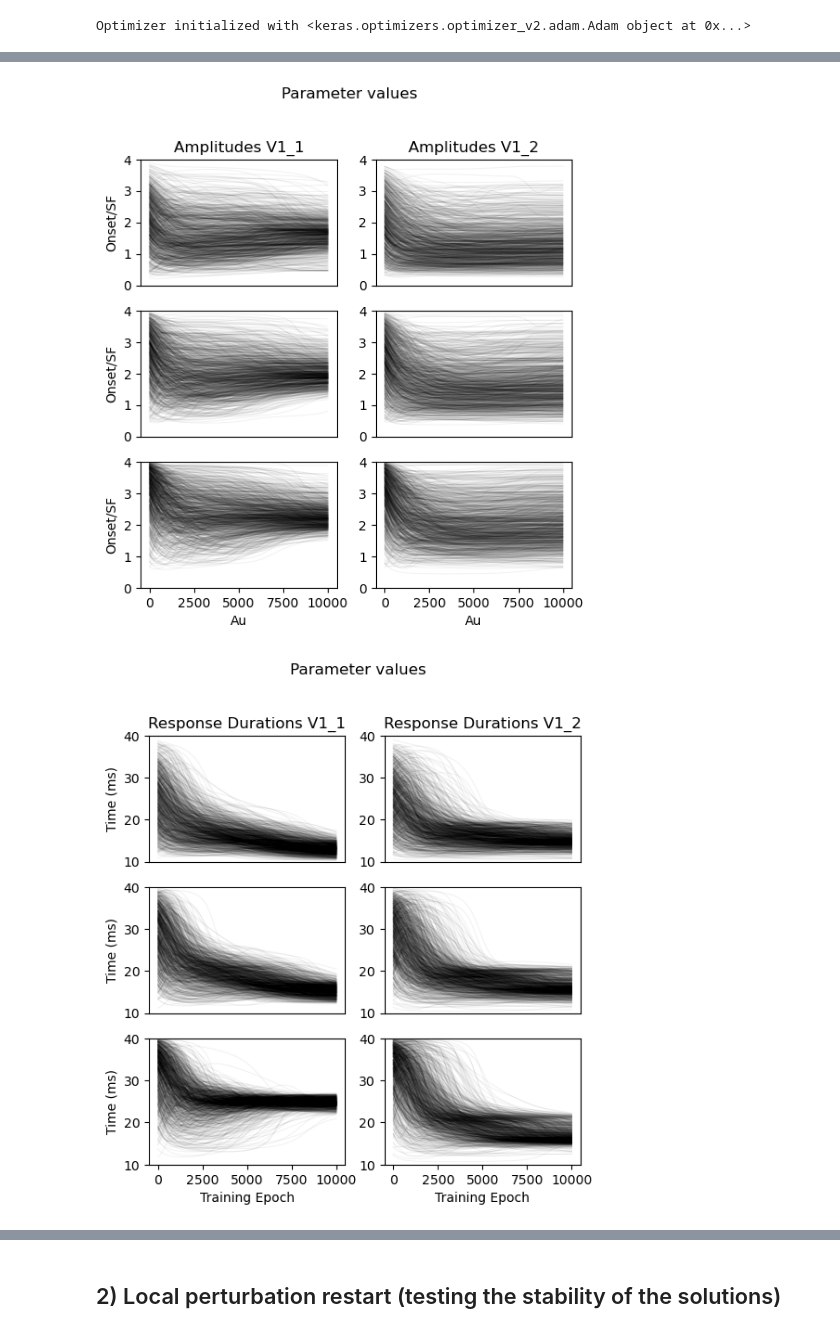
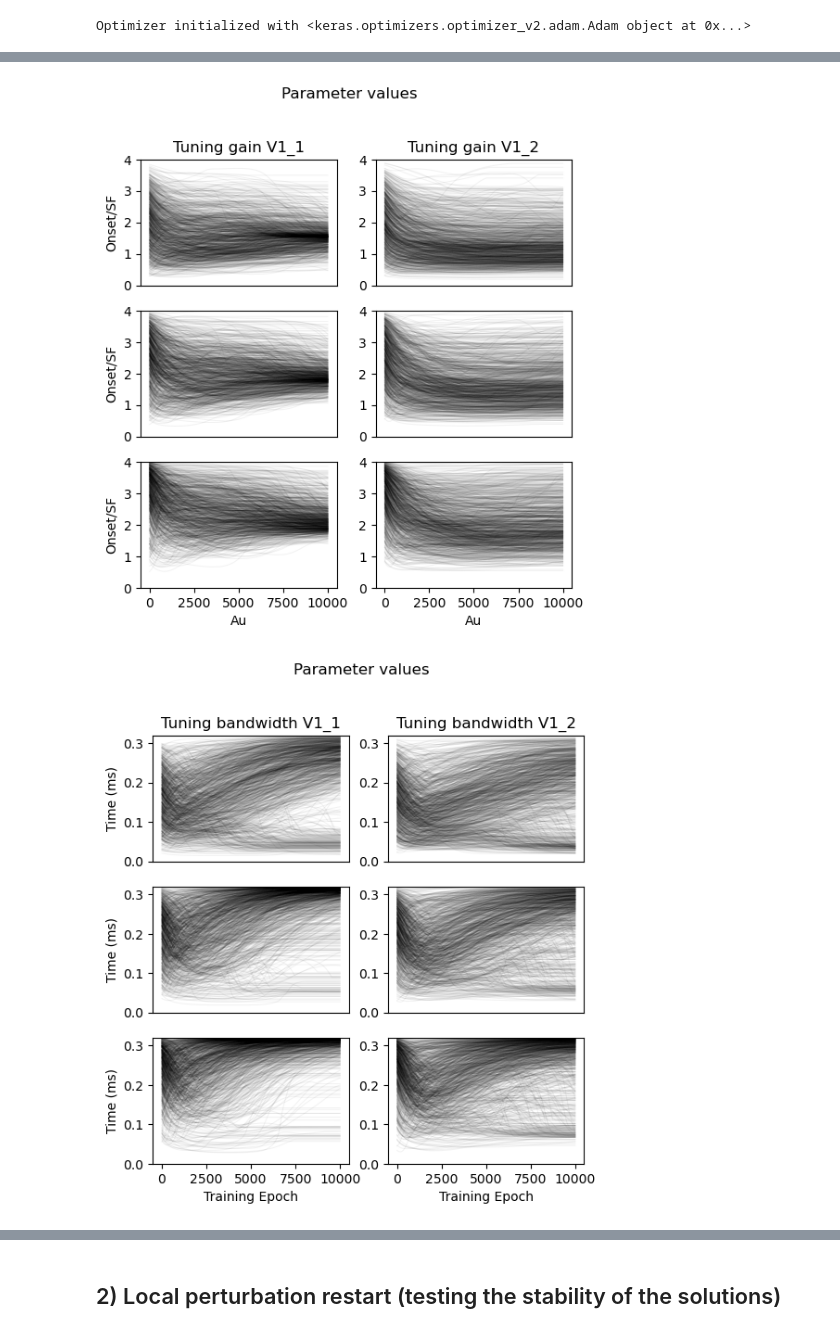
Before and after one commit to Elsayedaa/synergistic_geniculocortical_circuit_model, a Jupyter notebook: model_optimization_protocol.ipynb, the cells around one changed output, grey strips where cells are left out. Drawn from its saved outputs; the diff is of its cells as text; code cells hidden in the pictures.

```diff
--- a/model_optimization_protocol.ipynb
+++ b/model_optimization_protocol.ipynb
@@ -25,8 +25,9 @@ Y_true = v1_scores_condition_averaged[:2,:,:].transpose(0,2,1)
 param_bounds = {
     "fts": [20, 200],
     "t": [40, 100],
-    "ats": [-3, 0],
-    "a": [0.1, 4],
+    "ampc": [0.02, 0.32],
+    "ampg": [0.1, 4],
+    "ampw": [0.01,0.32],
     "d": [10, 40],
     "inh_d": [0, 40],
     "inh_w": [0, 3],
@@ -130,25 +131,26 @@ Text(0.525, 0.95, 'Distribution of V1 parameters post-optimization')
 # %%
-fig, ax = plt.subplots(5,2, figsize = (6,8))
+fig, ax = plt.subplots(6,2, figsize = (6,10))
 
 param_labels = [
     'Frequency-time slope',
     'Onset time',
-    'Frequency-amp slope',
-    'Amplitude',
+    'Tuning center',
+    'Tuning gain',
+    'Tuning bandwidth',
     'Response duration'
 ]
 
 neuron_labels = [f'dLGN_{i+1}' for i in range(3)]
 
 
-for row in range(5):
+for row in range(6):
     ymax = []
     for i in range(3):
         for u in range(2):
             data = param_history['dLGN_params'][:,-1,u,i,row,0,0]
             x = np.linspace(
-                list(param_bounds.values())[:5][row][0],
-                list(param_bounds.values())[:5][row][1],
+                list(param_bounds.values())[:6][row][0],
+                list(param_bounds.values())[:6][row][1],
                 100
             )
             kde = gaussian_kde(data)
@@ -327,7 +327,7 @@ for col in range(2):
         )
 
 for i in range(2):
-    ax[0,i].set_title(f"Amplitude-Time Slopes V1_{i+1}")
+    ax[0,i].set_title(f"Tuning center V1_{i+1}")
 for i in range(3):
     ax[i,0].set_ylabel("Au/SF")
 for row in range(2):
@@ -335,7 +335,7 @@ for row in range(2):
         ax[row,col].set_xticks([])
 for row in range(3):
     for col in range(2):
-        ax[row,col].set_ylim(-3,0)
+        ax[row,col].set_ylim(0,0.32)
 for i in range(2):
     ax[2,i].set_xlabel("Training Epoch")
     # ax[2,i].set_xticks(np.arange(0,5500,500))
@@ -361,7 +361,7 @@ for col in range(2):
         )
 
 for i in range(2):
-    ax[0,i].set_title(f"Amplitudes V1_{i+1}")
+    ax[0,i].set_title(f"Tuning gain V1_{i+1}")
 for i in range(3):
     ax[i,0].set_ylabel("Onset/SF")
 for row in range(2):
@@ -377,38 +377,38 @@ for i in range(2):
 plt.suptitle("Parameter values", y = 1.01)
 plt.show()
 # %% [output]
-[figure, old version]
+[figure, new version]
 # %%
 fig, ax = plt.subplots(3,2, figsize = (6,6))
 norm = plt.Normalize(0, 1)
 
 param = 4
 
 for col in range(2):
     for row in range(3):
         data = param_history['dLGN_params'][:,:,col,row,param,0,0].T
         ax[row,col].plot(
         param_history['dLGN_params'][:,:,col,row,param,0,0].T,
             linewidth=0.75,
             alpha=0.05,
             color='black'
         )
 
 for i in range(2):
-    ax[0,i].set_title(f"Response Durations V1_{i+1}")
+    ax[0,i].set_title(f"Tuning bandwidth V1_{i+1}")
 for i in range(3):
     ax[i,0].set_ylabel("Time (ms)")
 for row in range(2):
     for col in range(2):
         ax[row,col].set_xticks([])
 for row in range(3):
     for col in range(2):
-        ax[row,col].set_ylim(10,40)
+        ax[row,col].set_ylim(0,0.32)
 for i in range(2):
     ax[2,i].set_xlabel("Training Epoch")
     # ax[2,i].set_xticks(np.arange(0,5500,500))
     # ax[2,i].set_xticklabels(np.arange(0,5500,500), rotation = 90)
 plt.suptitle("Parameter values", y = 1.01)
 plt.show()
 # %% [output]
-[figure, old version]
+[figure, new version]
```
Also changed, not shown: parts of 47 cells of this notebook, 3 other files.
